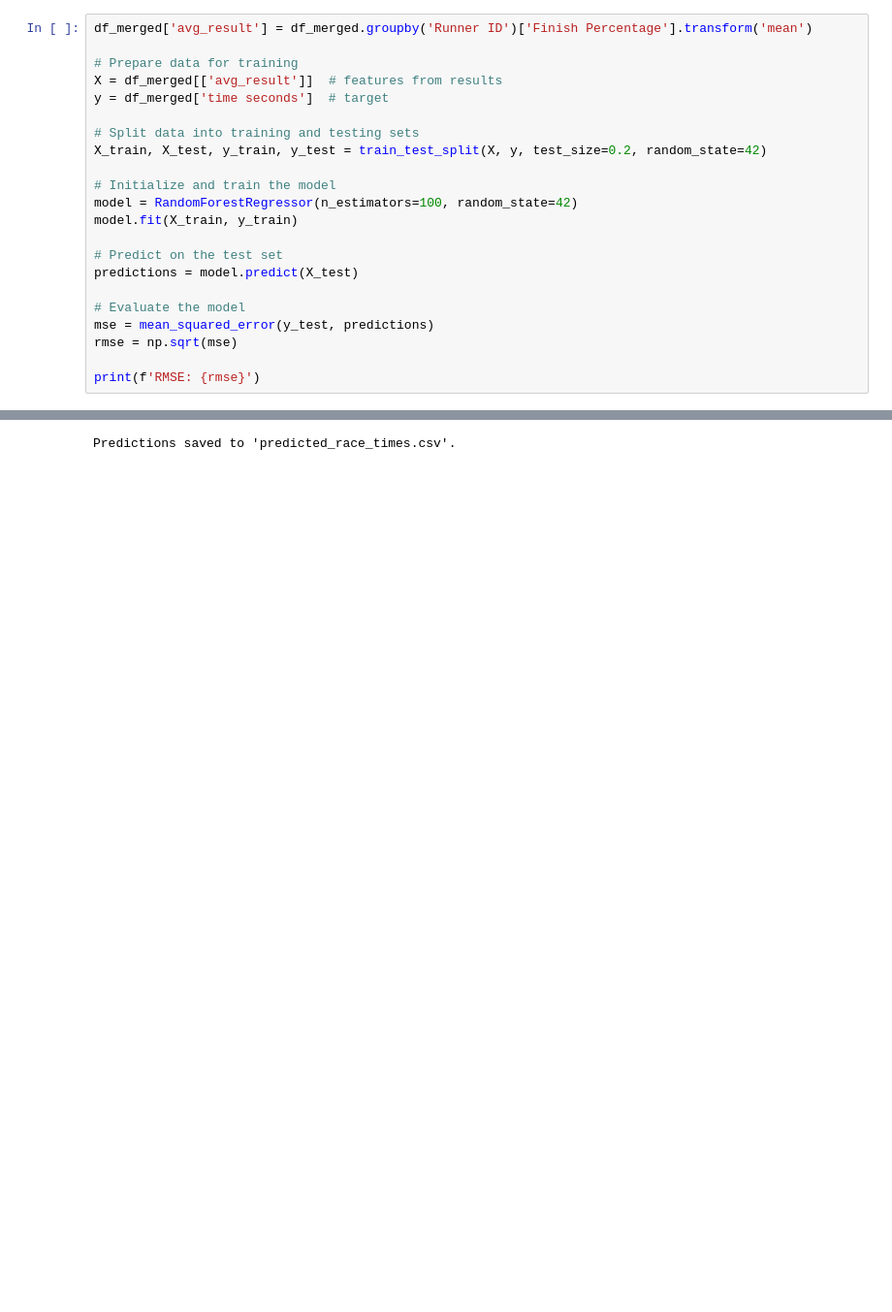
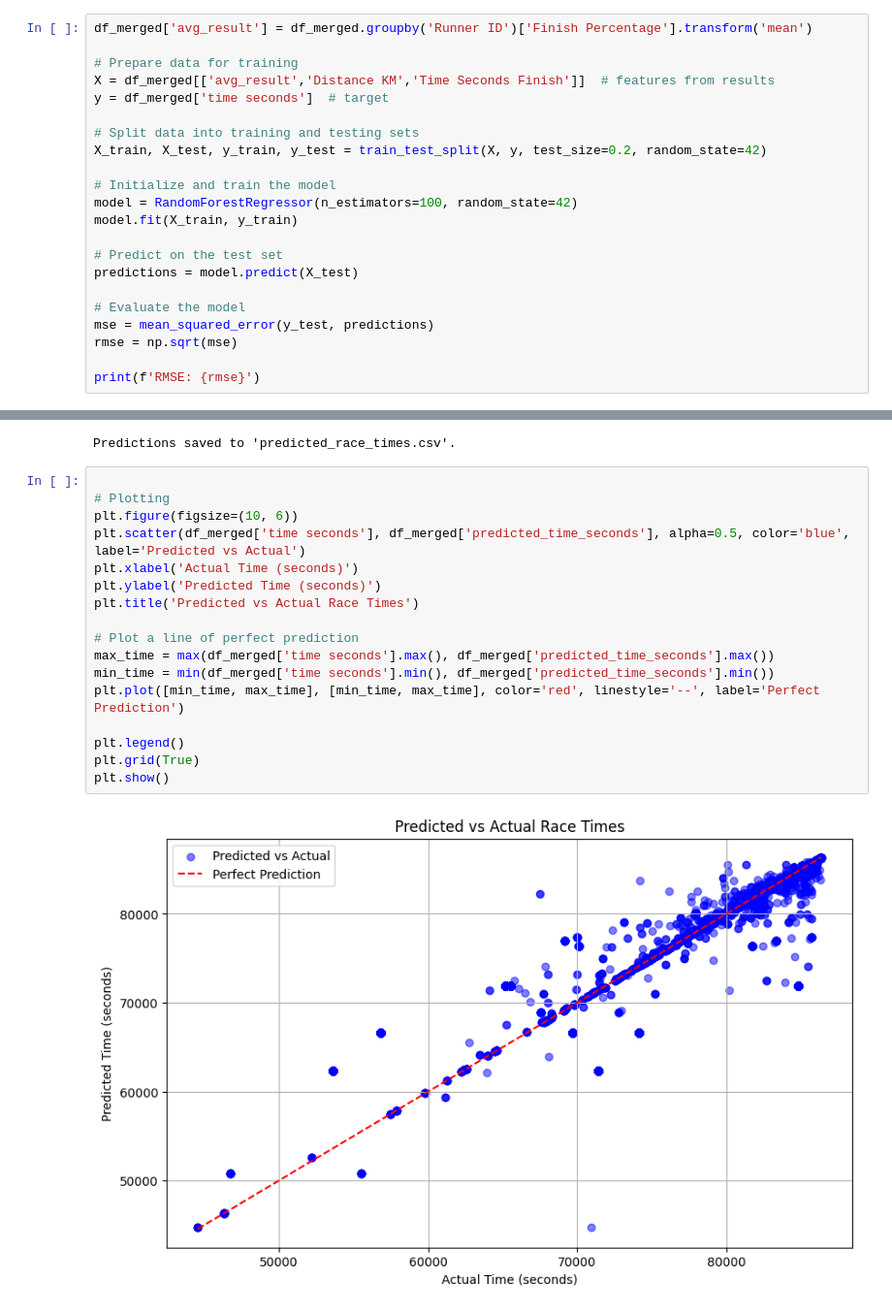
Before and after one commit to Dusoye/BobGraham, a Jupyter notebook: bobgraham.ipynb, the cells around one changed output, grey strips where cells are left out. Shown: that part at 97% size. Cells and saved outputs as stored; diff of their text form; blank space fills up the shorter version.

Commit message:
begin predictions

```diff
--- a/bobgraham.ipynb
+++ b/bobgraham.ipynb
@@ -587,7 +587,7 @@ df_merged.head()
 df_merged['avg_result'] = df_merged.groupby('Runner ID')['Finish Percentage'].transform('mean')
 
 # Prepare data for training
-X = df_merged[['avg_result']]  # features from results
+X = df_merged[['avg_result','Distance KM','Time Seconds Finish']]  # features from results
 y = df_merged['time seconds']  # target
 
 # Split data into training and testing sets
@@ -620,3 +621,22 @@ df_merged.to_csv('predicted_race_times.csv', index=False)
 print("Predictions saved to 'predicted_race_times.csv'.")
 # %% [output]
 Predictions saved to 'predicted_race_times.csv'.
+# %%
+
+# Plotting
+plt.figure(figsize=(10, 6))
+plt.scatter(df_merged['time seconds'], df_merged['predicted_time_seconds'], alpha=0.5, color='blue', label='Predicted vs Actual')
+plt.xlabel('Actual Time (seconds)')
+plt.ylabel('Predicted Time (seconds)')
+plt.title('Predicted vs Actual Race Times')
+
+# Plot a line of perfect prediction
+max_time = max(df_merged['time seconds'].max(), df_merged['predicted_time_seconds'].max())
+min_time = min(df_merged['time seconds'].min(), df_merged['predicted_time_seconds'].min())
+plt.plot([min_time, max_time], [min_time, max_time], color='red', linestyle='--', label='Perfect Prediction')
+
+plt.legend()
+plt.grid(True)
+plt.show()
+# %% [output]
+[figure, added]
```
Also changed, not shown: parts of 1 cell of this notebook.
